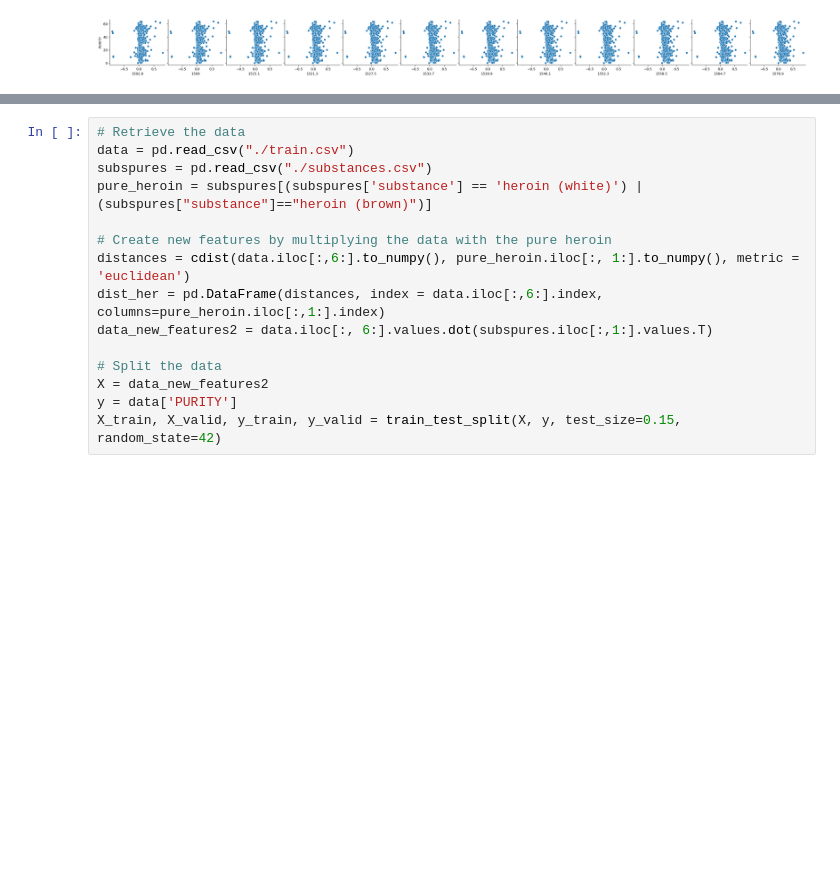
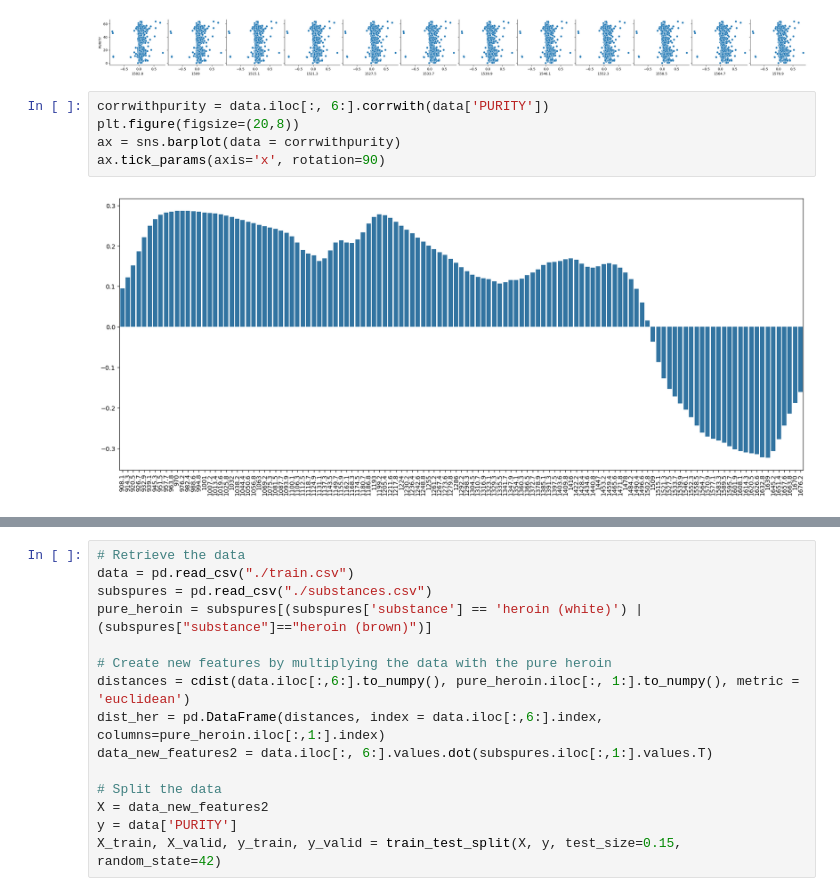
Before and after one commit to eferrer11/ML-project-heroin, a Jupyter notebook: Rendu_final.ipynb, the cells around one changed output, grey strips where cells are left out. Saved outputs shown, nothing was run; the diff lists cells and outputs as text; blank space fills up the shorter version.

```diff
--- a/Rendu_final.ipynb
+++ b/Rendu_final.ipynb
@@ -101,3 +113,10 @@ for i in range (1, 10):
 [figure]
 [figure]
 [figure]
+# %%
+corrwithpurity = data.iloc[:, 6:].corrwith(data['PURITY'])
+plt.figure(figsize=(20,8))
+ax = sns.barplot(data = corrwithpurity)
+ax.tick_params(axis='x', rotation=90)
+# %% [output]
+[figure, added]
```
Also changed, not shown: parts of 22 cells of this notebook.
